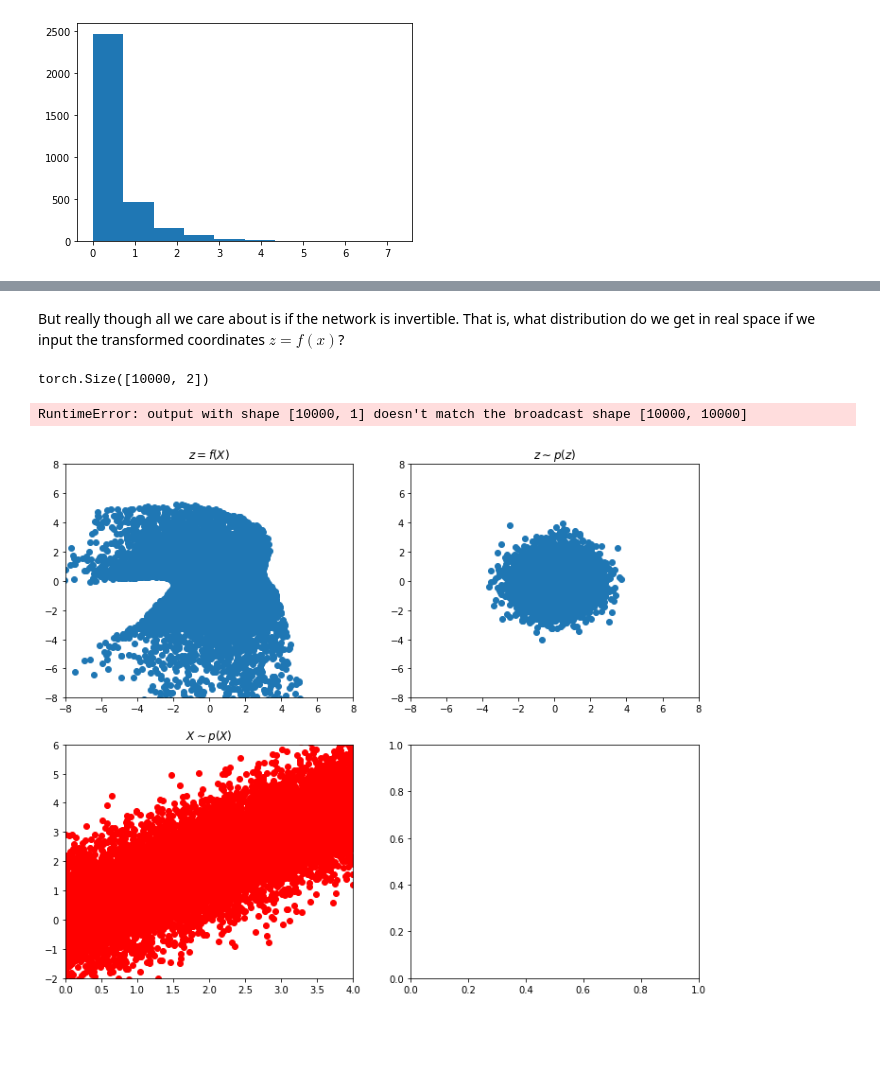
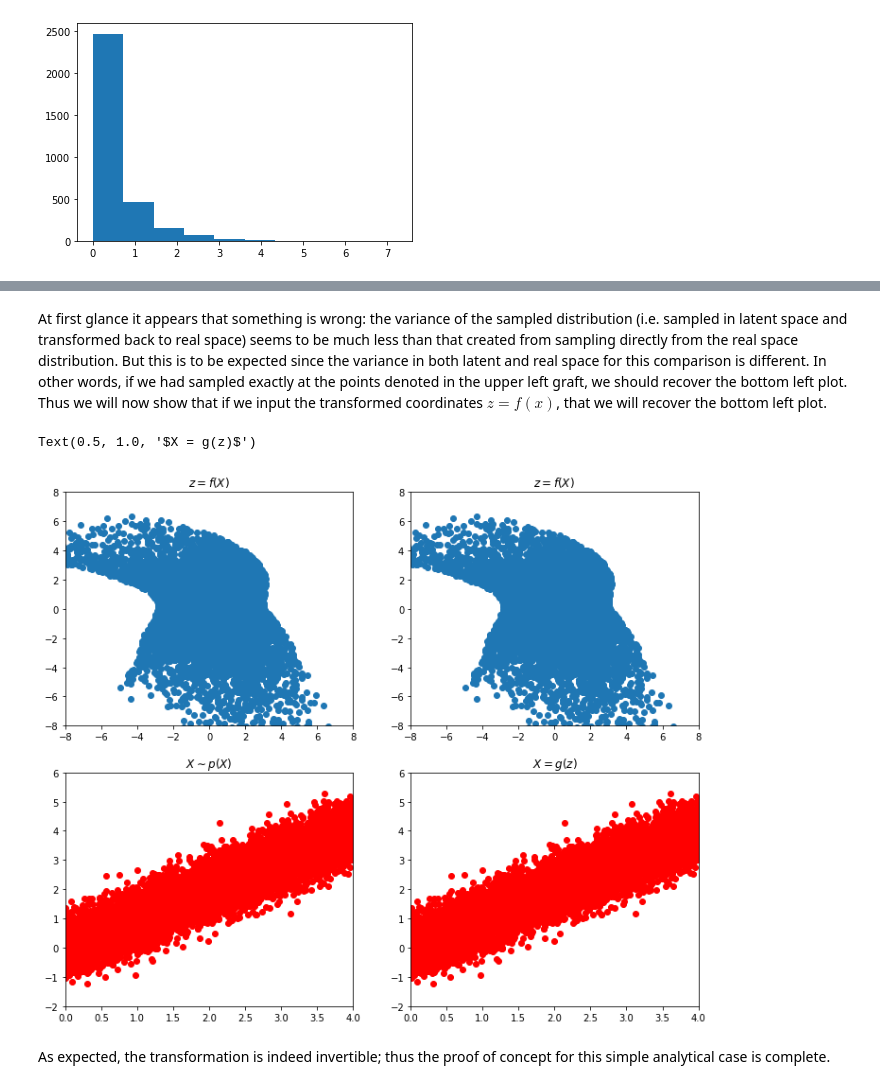
Before and after one commit to jbinagia/CS-230-Final-Project, a Jupyter notebook: notebooks/analytical_example.ipynb, the cells around one changed output, grey strips where cells are left out. Drawn from its saved outputs; the diff is of its cells as text; code cells hidden in the pictures; blank space fills up the shorter version.

Commit message:
Fixed analytical_notebook for now. Proved transformation is invertible.

```diff
--- a/notebooks/analytical_example.ipynb
+++ b/notebooks/analytical_example.ipynb
@@ -216,7 +216,7 @@ My intuition is that we should use the covariance matrix as a hyperparameter. It
 ## Try Boltzmann Generators
 # %%
 # Parameters
-k = 0.5 # spring constant. 0.5 is probably lowest we would want to go.
+k = 2 # spring constant. 0.5 is probably lowest we would want to go.
 L = 4 # size of box
 n = 1001 # discretization of domain
 
@@ -243,8 +243,8 @@ train_set_size = 128*25 # 25 batches, where each batch is of size 128
 # (x2-x1) is Gaussian distributed with zero mean and stdev of (2k)^-0.5 (to recapitulate the Boltzmann distribution)
 def sample(n,L,k):
     x1 = L*np.random.random((n,1))
-#     x2 = x1 + np.random.normal(scale=np.power(2*k,-0.5),size=(n,1)) # scale is std. dev
-    x2 = x1 + np.random.normal(size=(n,1))/np.sqrt(2*k)
+    x2 = x1 + np.random.normal(scale=np.power(2*k,-0.5),size=(n,1)) # scale is std. dev
+    #x2 = x1 + np.random.normal(size=(n,1))/np.sqrt(2*k) # equivalent to the above
     return np.hstack((x1,x2)).astype('float32')
     # np.hstack(): Stack arrays in sequence horizontally
 
@@ -434,43 +435,42 @@ Text(0.5, 1.0, '$X = g(z)$')
-# %% [markdown]
-But really though all we care about is if the network is invertible. That is, what distribution do we get in real space if we input the transformed coordinates $z=f(x)$?
+# %% [markdown]
+At first glance it appears that something is wrong: the variance of the sampled distribution (i.e. sampled in latent space and transformed back to real space) seems to be much less than that created from sampling directly from the real space distribution. But this is to be expected since the variance in both latent and real space for this comparison is different. In other words, if we had sampled exactly at the points denoted in the upper left graft, we should recover the bottom left plot. Thus we will now show that if we input the transformed coordinates $z=f(x)$, that we will recover the bottom left plot.
 # %%
 # Visualize the learned transformation (After training)
 fig, axes = plt.subplots(2, 2, figsize = (12,10))
 nvis = 10000
 
 # sample from x and transform to z
 toy_set = sample(nvis,L,k)
 z = model.f(torch.from_numpy(toy_set))[0].detach().numpy()
 plt.subplot(221)
 plt.scatter(z[:, 0], z[:, 1])
 plt.xlim([-8,8])
 plt.ylim([-8,8])
 plt.title(r'$z = f(X)$')
 
 # sampling from the multivariate gaussian with zero mean and unit variance
-z = np.random.multivariate_normal(np.zeros(2), np.eye(2), nvis)
 plt.subplot(222)
 plt.scatter(z[:, 0], z[:, 1])
 plt.xlim([-8,8])
 plt.ylim([-8,8])
-plt.title(r'$z \sim p(z)$')
+plt.title(r'$z = f(X)$')
 
 # plot data sampled in real space
 plt.subplot(223)
 plt.xlim([0,L])
 plt.ylim([-2,L+2])
 plt.scatter(toy_set[:, 0], toy_set[:, 1], c='r')
 plt.title(r'$X \sim p(X)$')
 
 # sample 1000 points from prior and transform back
 plt.subplot(224)
-print(torch.from_numpy(toy_set).shape)
-print(model.g(torch.from_numpy(toy_set))) # JB trying to debug why g does not work here
-# plt.xlim([0,L])
-# plt.ylim([-2,L+2])
-# plt.scatter(x[:, 0, 0], x[:, 0, 1], c='r')
-# plt.title(r'$X = g(z)$')
+x = model.g(torch.from_numpy(z))[0].detach().numpy()
+plt.xlim([0,L])
+plt.ylim([-2,L+2])
+plt.scatter(x[:, 0], x[:, 1], c='r')
+plt.title(r'$X = g(z)$')
 # %% [output]
-torch.Size([10000, 2])
+Text(0.5, 1.0, '$X = g(z)$')
-RuntimeError: output with shape [10000, 1] doesn't match the broadcast shape [10000, 10000]
-[figure, old version]
+[figure, new version]
+# %% [markdown]
+As expected, the transformation is indeed invertible; thus the proof of concept for this simple analytical case is complete.
```
Also changed, not shown: parts of 6 cells of this notebook, 1 other file.
